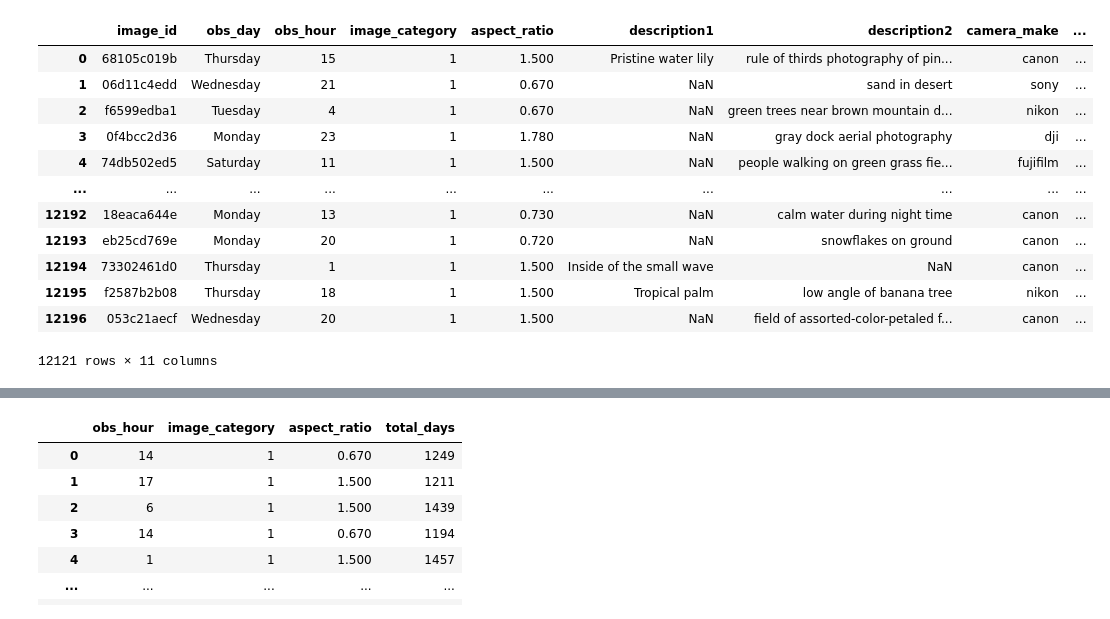
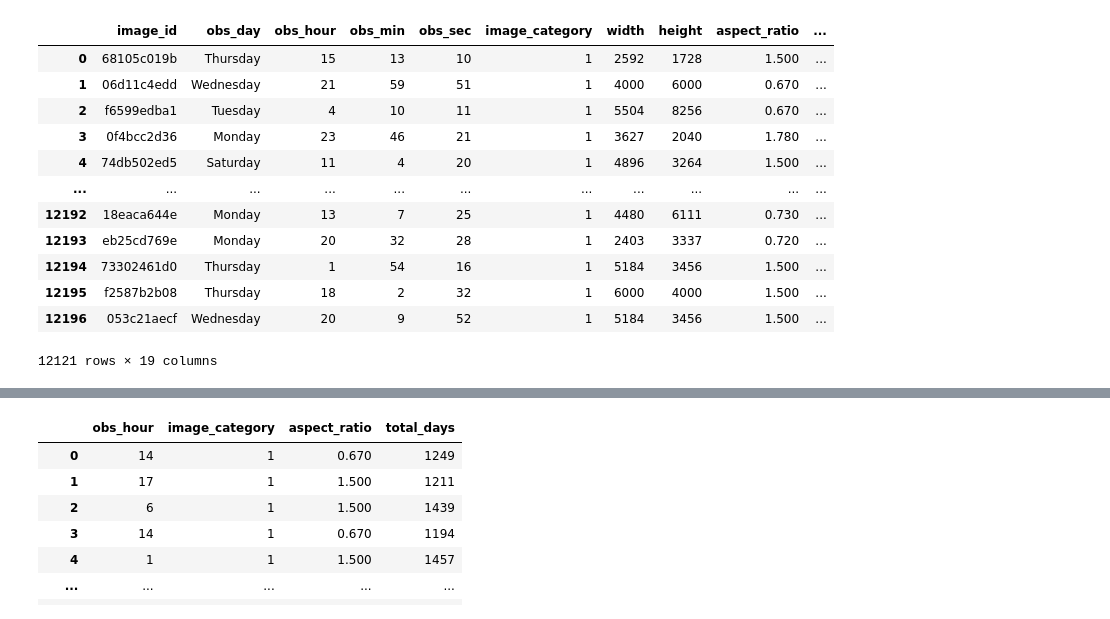
Before and after one commit to jjz17/Datathon2023, a Jupyter notebook: eda_jason.ipynb, the cells around one changed output, grey strips where cells are left out. Cells and saved outputs as stored; diff of their text form; code cells hidden in the pictures.

```diff
--- a/eda_jason.ipynb
+++ b/eda_jason.ipynb
@@ -106,47 +107,50 @@ cam_make_map = {
 
 train = train[(train["stats_downloads"] < 300000)]
 train["image_category"] = train["image_category"].replace({"Featured": 1, "Not Featured": 0})
 train["camera_make"] = train["camera_make"].replace(cam_make_map)
 train["camera_make"] = train["camera_make"].apply(lambda x: str(x).lower())
 make_counts = train["camera_make"].value_counts()
 
 # Remove instances where camera_make <= 10
 train = train[train["camera_make"].isin(make_counts[make_counts > 10].index)]
 train["exposure_time"] = train["exposure_time"].apply(frac_to_float)
 train["photo_submitted_at"] = pd.to_datetime(train["photo_submitted_at"])
 
 # Fill Missing Values
 train["aperture_value"] = train["aperture_value"].fillna(train["aperture_value"].mean())
 train["iso"] = train["iso"].fillna(train["iso"].mean())
 train["exposure_time"] = train["exposure_time"].fillna(train["exposure_time"].mean())
 
 # Fill missing camera_make data based on camera_model data
 make_replace_id = ["eca7e87d03", "bee68f9815", "5e15dcf061", "efd3bf77ec", "63cd2598c2", "759de7f18d", "8b215885c7", "c83069821b", "4bdba7914b", "913cc10182"]
 make_replace_str = ["olympus", "nikon", "canon", "nikon", "nikon", "nikon", "canon", "sony", "olympus", "olympus"]
 for replace_id, replace_str in zip(make_replace_id, make_replace_str):
     train.loc[train["image_id"] == replace_id, "camera_make"] = replace_str
 
 # Drop unnecessary columns
-train.drop(columns=["photo_url", "photo_image_url", "photo_submitted_at", "obs_min", "obs_sec", "width", "height", "iso", "aperture_value", "focal_length", "exposure_time", "latitude", "longitude", "country", "city"], inplace=True)
+train.drop(columns=["photo_url", "photo_image_url", "photo_submitted_at", "latitude", "longitude", "country", "city"], inplace=True)
+
+# Drop columns for now
+# train.drop(columns=["obs_hour", "obs_min", "obs_sec", "width", "height", "iso", "aperture_value", "focal_length", "exposure_time", "description1", "description2", "camera_model"], inplace=True)
 
 # Day and hour may be important, keep aspect ratio because image dimensions make sense to affect download rates (if image is shaped too tall or wide it could be negative)
 
 train_num = train.select_dtypes(include=np.number)
 train
 # %% [output]
-|  | image_id | obs_day | obs_hour | image_category | aspect_ratio | description1 | description2 | camera_make | ... |
-| 0 | 68105c019b | Thursday | 15 | 1 | 1.500 | Pristine water lily | rule of thirds photography of pin... | canon | ... |
-| 1 | 06d11c4edd | Wednesday | 21 | 1 | 0.670 | NaN | sand in desert | sony | ... |
-| 2 | f6599edba1 | Tuesday | 4 | 1 | 0.670 | NaN | green trees near brown mountain d... | nikon | ... |
-| 3 | 0f4bcc2d36 | Monday | 23 | 1 | 1.780 | NaN | gray dock aerial photography | dji | ... |
-| 4 | 74db502ed5 | Saturday | 11 | 1 | 1.500 | NaN | people walking on green grass fie... | fujifilm | ... |
-| ... | ... | ... | ... | ... | ... | ... | ... | ... | ... |
-| 12192 | 18eaca644e | Monday | 13 | 1 | 0.730 | NaN | calm water during night time | canon | ... |
-| 12193 | eb25cd769e | Monday | 20 | 1 | 0.720 | NaN | snowflakes on ground | canon | ... |
-| 12194 | 73302461d0 | Thursday | 1 | 1 | 1.500 | Inside of the small wave | NaN | canon | ... |
-| 12195 | f2587b2b08 | Thursday | 18 | 1 | 1.500 | Tropical palm | low angle of banana tree | nikon | ... |
-| 12196 | 053c21aecf | Wednesday | 20 | 1 | 1.500 | NaN | field of assorted-color-petaled f... | canon | ... |
+|  | image_id | obs_day | obs_hour | obs_min | obs_sec | image_category | width | height | aspect_ratio | ... |
+| 0 | 68105c019b | Thursday | 15 | 13 | 10 | 1 | 2592 | 1728 | 1.500 | ... |
+| 1 | 06d11c4edd | Wednesday | 21 | 59 | 51 | 1 | 4000 | 6000 | 0.670 | ... |
+| 2 | f6599edba1 | Tuesday | 4 | 10 | 11 | 1 | 5504 | 8256 | 0.670 | ... |
+| 3 | 0f4bcc2d36 | Monday | 23 | 46 | 21 | 1 | 3627 | 2040 | 1.780 | ... |
+| 4 | 74db502ed5 | Saturday | 11 | 4 | 20 | 1 | 4896 | 3264 | 1.500 | ... |
+| ... | ... | ... | ... | ... | ... | ... | ... | ... | ... | ... |
+| 12192 | 18eaca644e | Monday | 13 | 7 | 25 | 1 | 4480 | 6111 | 0.730 | ... |
+| 12193 | eb25cd769e | Monday | 20 | 32 | 28 | 1 | 2403 | 3337 | 0.720 | ... |
+| 12194 | 73302461d0 | Thursday | 1 | 54 | 16 | 1 | 5184 | 3456 | 1.500 | ... |
+| 12195 | f2587b2b08 | Thursday | 18 | 2 | 32 | 1 | 6000 | 4000 | 1.500 | ... |
+| 12196 | 053c21aecf | Wednesday | 20 | 9 | 52 | 1 | 5184 | 3456 | 1.500 | ... |
-12121 rows × 11 columns
+12121 rows × 19 columns
 # %%
 # test = test[(test["stats_downloads"] < 300000)]
 test["image_category"] = test["image_category"].replace({"Featured": 1, "Not Featured": 0})
```
Also changed, not shown: parts of 57 cells of this notebook.
